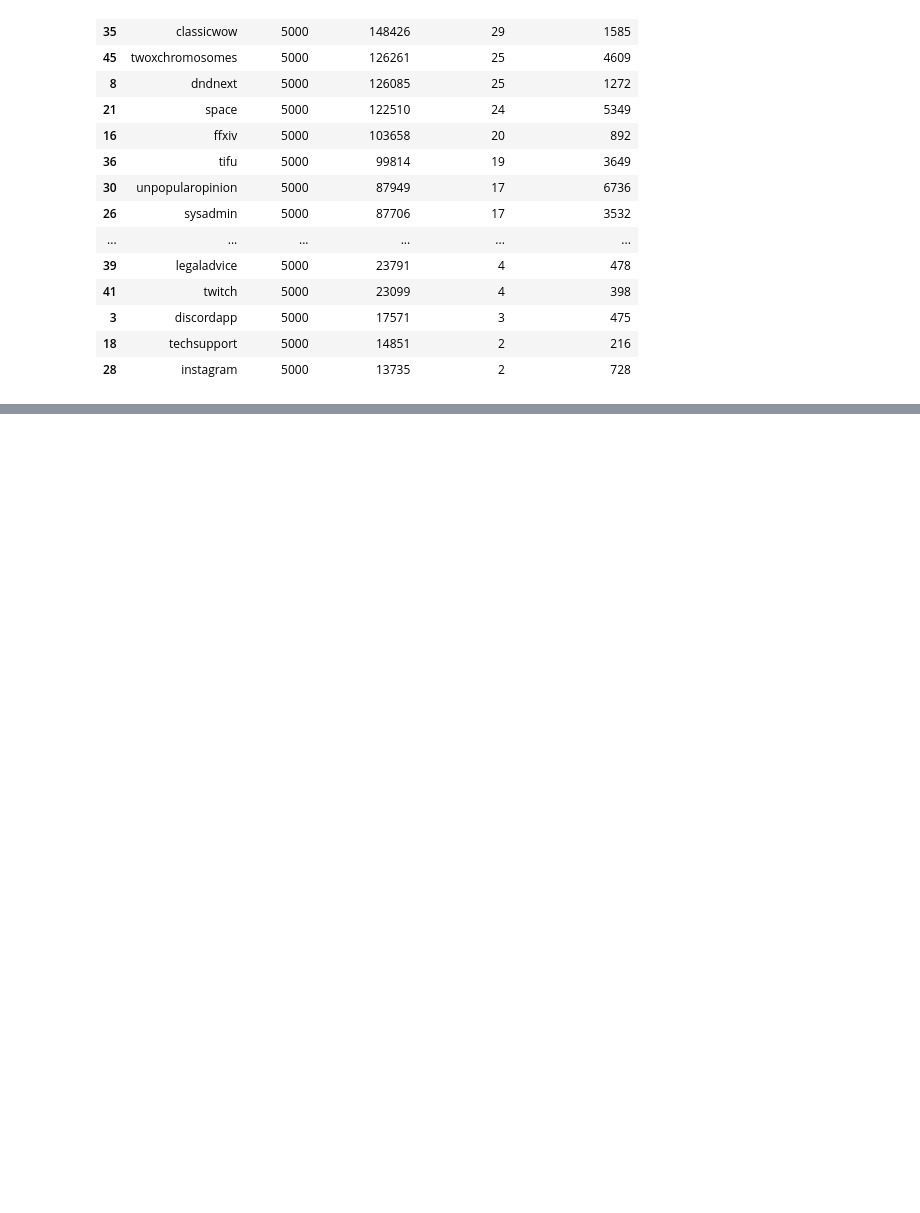
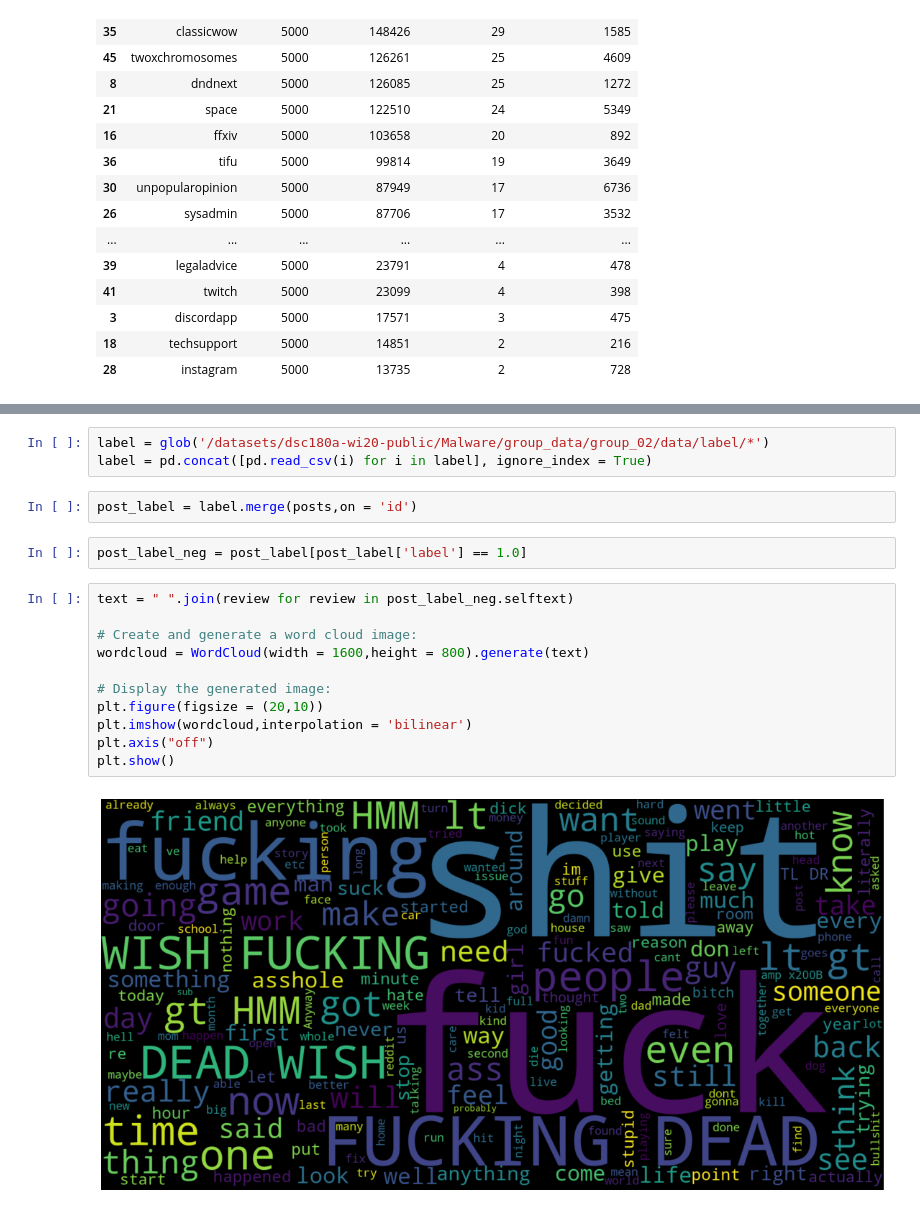
Before and after one commit to syeehyn/hinreddit, a Jupyter notebook: notebooks/EDA.ipynb, the cells around one changed output, grey strips where cells are left out. Saved outputs shown, nothing was run; the diff lists cells and outputs as text; blank space fills up the shorter version.

```diff
--- a/notebooks/EDA.ipynb
+++ b/notebooks/EDA.ipynb
@@ -110,0 +187,20 @@ pd.DataFrame(subreddit_info).sort_values('total_comment',ascending = False)
+# %%
+label = glob('/datasets/dsc180a-wi20-public/Malware/group_data/group_02/data/label/*')
+label = pd.concat([pd.read_csv(i) for i in label], ignore_index = True)
+# %%
+post_label = label.merge(posts,on = 'id')
+# %%
+post_label_neg = post_label[post_label['label'] == 1.0]
+# %%
+text = " ".join(review for review in post_label_neg.selftext)
+
+# Create and generate a word cloud image:
+wordcloud = WordCloud(width = 1600,height = 800).generate(text)
+
+# Display the generated image:
+plt.figure(figsize = (20,10))
+plt.imshow(wordcloud,interpolation = 'bilinear')
+plt.axis("off")
+plt.show()
+# %% [output]
+[figure, added]
```
Also changed, not shown: parts of 7 cells of this notebook.
